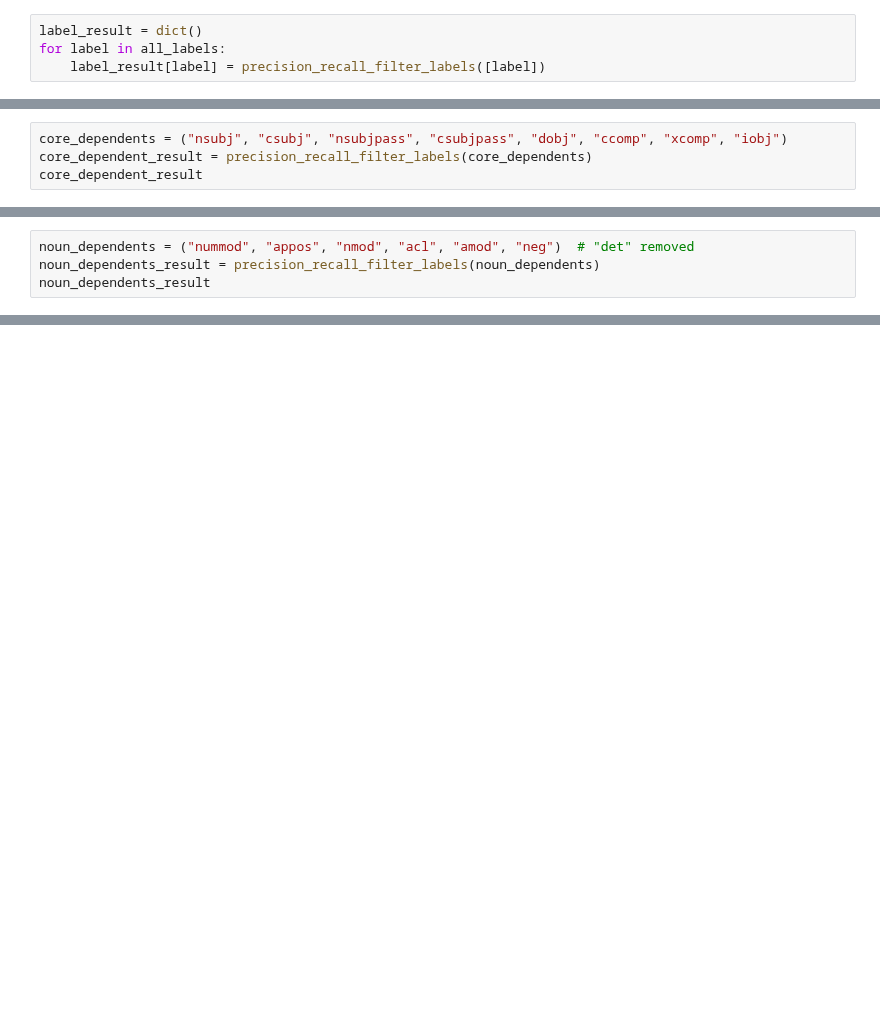
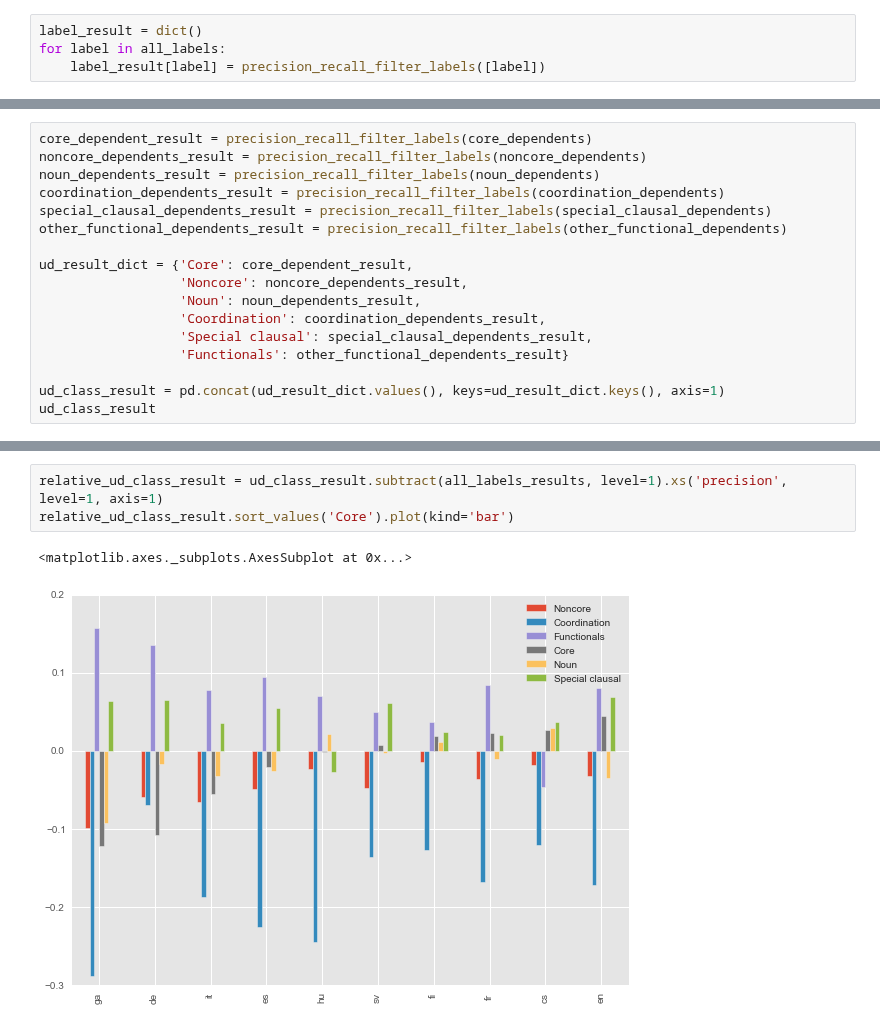
Before and after one commit to jimmycallin/udeval, a Jupyter notebook: notebooks/Comparison of dependency relations in evaluation.ipynb, the cells around one changed output, grey strips where cells are left out. Cells and saved outputs as stored; diff of their text form; blank space fills up the shorter version.

```diff
--- a/notebooks/Comparison of dependency relations in evaluation.ipynb
+++ b/notebooks/Comparison of dependency relations in evaluation.ipynb
@@ -149,4 +219,0 @@ It is easier for all languages to parse function dependencies than it is to pars
-# %%
-core_dependents = ("nsubj", "csubj", "nsubjpass", "csubjpass", "dobj", "ccomp", "xcomp", "iobj")
-core_dependent_result = precision_recall_filter_labels(core_dependents)
-core_dependent_result
@@ -169,4 +219,0 @@ core_dependent_result.subtract(all_labels_results, axis=0).sort_values("precisio
-# %%
-noun_dependents = ("nummod", "appos", "nmod", "acl", "amod", "neg")  # "det" removed
-noun_dependents_result = precision_recall_filter_labels(noun_dependents)
-noun_dependents_result
@@ -188,0 +220,17 @@ noun_dependents_result.subtract(all_labels_results, axis=0).sort_values("precisi
+# %%
+core_dependent_result = precision_recall_filter_labels(core_dependents)
+noncore_dependents_result = precision_recall_filter_labels(noncore_dependents)
+noun_dependents_result = precision_recall_filter_labels(noun_dependents)
+coordination_dependents_result = precision_recall_filter_labels(coordination_dependents)
+special_clausal_dependents_result = precision_recall_filter_labels(special_clausal_dependents)
+other_functional_dependents_result = precision_recall_filter_labels(other_functional_dependents)
+
+ud_result_dict = {'Core': core_dependent_result,
+                  'Noncore': noncore_dependents_result,
+                  'Noun': noun_dependents_result,
+                  'Coordination': coordination_dependents_result,
+                  'Special clausal': special_clausal_dependents_result,
+                  'Functionals': other_functional_dependents_result}
+
+ud_class_result = pd.concat(ud_result_dict.values(), keys=ud_result_dict.keys(), axis=1)
+ud_class_result
@@ -188,0 +258,6 @@ noun_dependents_result.subtract(all_labels_results, axis=0).sort_values("precisi
+# %%
+relative_ud_class_result = ud_class_result.subtract(all_labels_results, level=1).xs('precision', level=1, axis=1)
+relative_ud_class_result.sort_values('Core').plot(kind='bar')
+# %% [output]
+<matplotlib.axes._subplots.AxesSubplot at 0x...>
+[figure, added]
```
Also changed, not shown: parts of 38 cells of this notebook, 2 other files.
